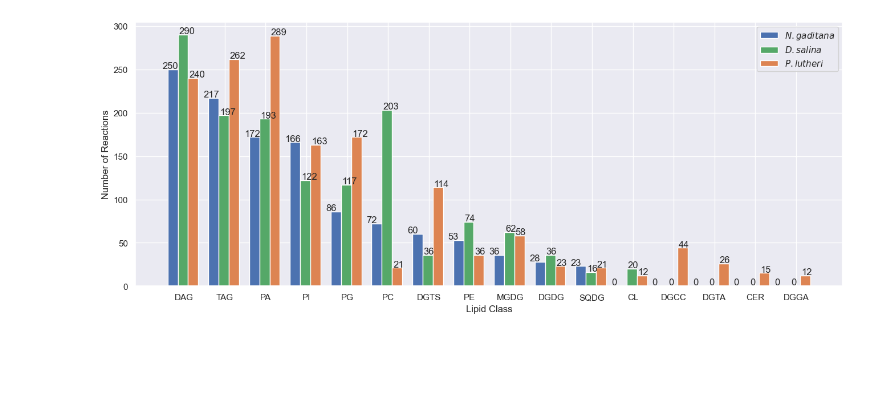
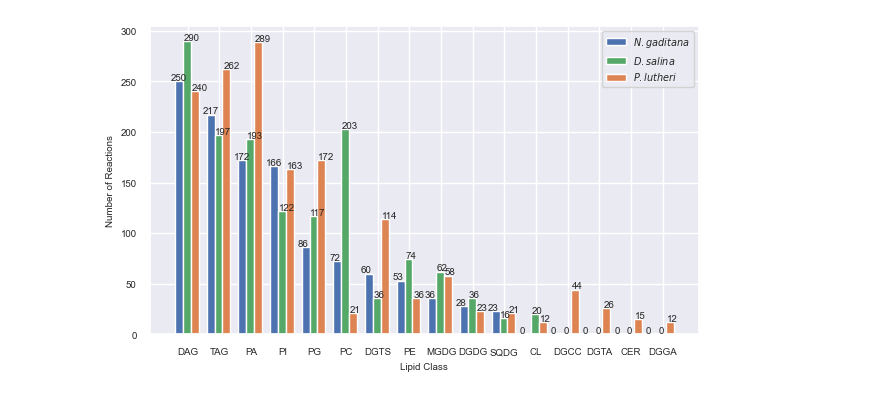
Before and after one commit to ecunha1996/model_analysis, a Jupyter notebook: code/lipid_analysis.ipynb, the cells around one changed output. Drawn from its saved outputs; the diff is of its cells as text; code cells hidden in the pictures; blank space fills up the shorter version.

Commit message:
[FIX] lipid_analysis.ipynb updated figsizes

```diff
--- a/code/lipid_analysis.ipynb
+++ b/code/lipid_analysis.ipynb
@@ -1,5 +1,5 @@
 # %%
-from gsmmutils import ModelValidator, MyModel
+from gsmmutils.model import ModelValidator, MyModel
 import gsmmutils
 gsmmutils.model.model_validator.DATA_PATH =  "../results"
 import seaborn as sns
@@ -7,4 +7,11 @@ from gsmmutils import DATA_PATH
 gsmmutils.DATA_PATH = r"../data"
 from os.path import join
 import matplotlib.pyplot as plt
-sns.set(rc={'figure.figsize':(35,8.27)})
+sns.set(rc={'figure.figsize':(7.08,4)})
+plt.rcParams['axes.labelsize'] = 7
+plt.rcParams['xtick.labelsize'] = 7
+plt.rcParams['ytick.labelsize'] = 7
+plt.rcParams['legend.fontsize'] = 7
+plt.rcParams['font.size'] = 7
+# %%
+[e for e in plt.rcParams.keys() if 'text' in e and 'size' in e]
@@ -39,34 +48,34 @@ Model loaded
 # %%
 lipids_ng = {k: len(v) for k, v in ng.pathway_reactions_map.items() if k.startswith("BOIMMG")}
 lipids_ds = {k: len(v) for k, v in ds.pathway_reactions_map.items() if k.startswith("BOIMMG")}
 lipids_pl = {k: len(v) for k, v in pl.pathway_reactions_map.items() if k.startswith("BOIMMG")}
 lipids = {k: (lipids_ng.get(k, 0), lipids_ds.get(k, 0), lipids_pl.get(k, 0)) for k in set(lipids_ng.keys()).union(set(lipids_ds.keys())).union(set(lipids_pl.keys()))}
 from collections import OrderedDict
 ordered_dict = OrderedDict(sorted(lipids.items(), key=lambda x: x[1], reverse=True))
-plt.figure(figsize=(16, 6))
+plt.figure(figsize=(7.08, 4))
 width = 0.25
 x = range(len(ordered_dict))
 plt.bar(x, [v[0] for v in ordered_dict.values()], width, label=r"$\it{N. gaditana}$")
 plt.bar([i + width for i in x], [v[1] for v in ordered_dict.values()], width, label=r"$\it{D. salina}$", color="#55A868")
 plt.bar([i + width * 2 for i in x], [v[2] for v in ordered_dict.values()], width, label=r"$\it{P. lutheri}$")
 plt.xticks([i + width / 2 for i in x], ordered_dict.keys(), rotation=90)
 plt.legend()
 for i, v in enumerate(ordered_dict.values()):
     plt.text(i - 0.25, v[0] + 1, str(v[0]))
     plt.text(i + width - 0.1, v[1] + 1, str(v[1]))
     plt.text(i + width * 2 - 0.1, v[2] + 1, str(v[2]))
 
 labels = [item.get_text() for item in plt.gca().get_xticklabels()]
 labels = [label.replace('BOIMMG (', '') for label in labels]
 labels = [label.replace(')', '') for label in labels]
 x_ticks_positions = plt.gca().get_xticks()
 x_ticks_positions = [e+0.15 for e in x_ticks_positions]
 plt.gca().set_xticks(x_ticks_positions, labels, rotation=0)
 plt.xlabel("Lipid Class")
 plt.ylabel("Number of Reactions")
 plt.savefig("../results/figures/reactions_per_lipid_pathway.pdf", bbox_inches='tight', dpi=1200)
 # %% [output]
-[figure, old version]
+[figure, new version]
 # %%
 def get_content_by_fa(model, fa, mw):
     e_lipid_reactions = [r for r in model.reactions if r.id.startswith("e") and r.products[0] in model.reactions.e_Lipid__cytop.reactants]
```
Also changed, not shown: parts of 5 cells of this notebook.
